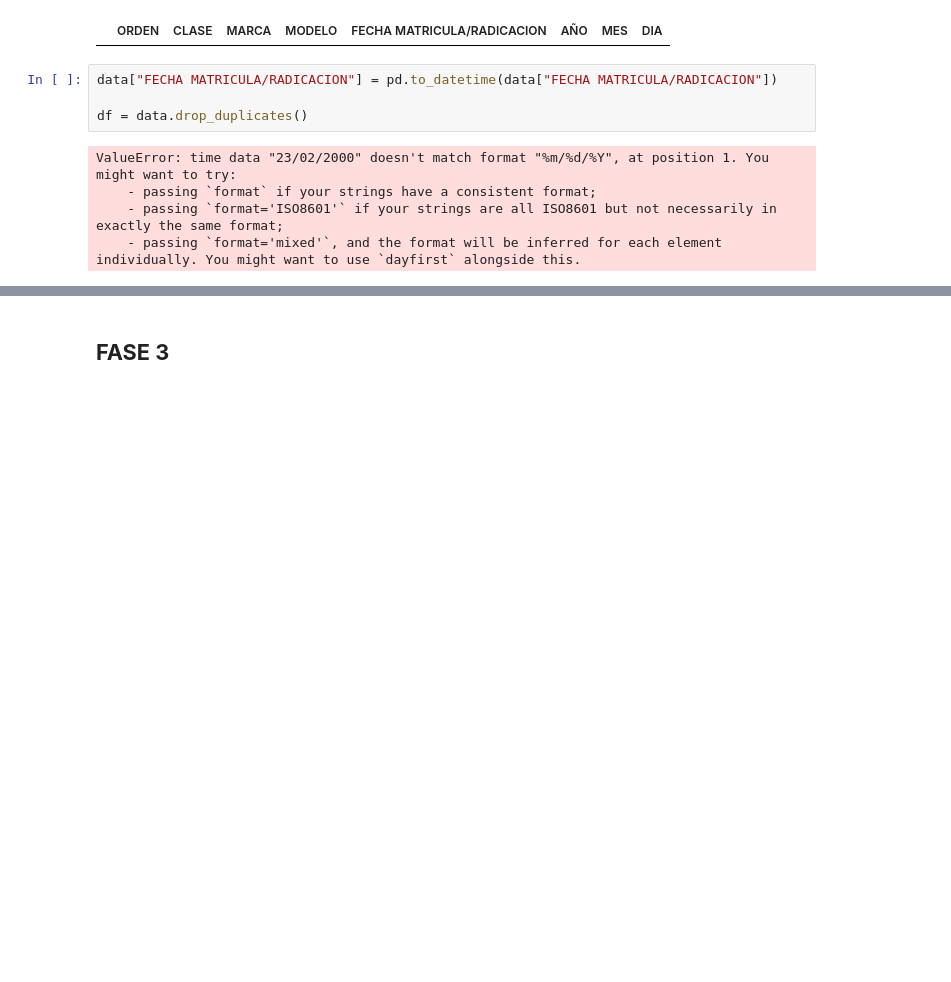
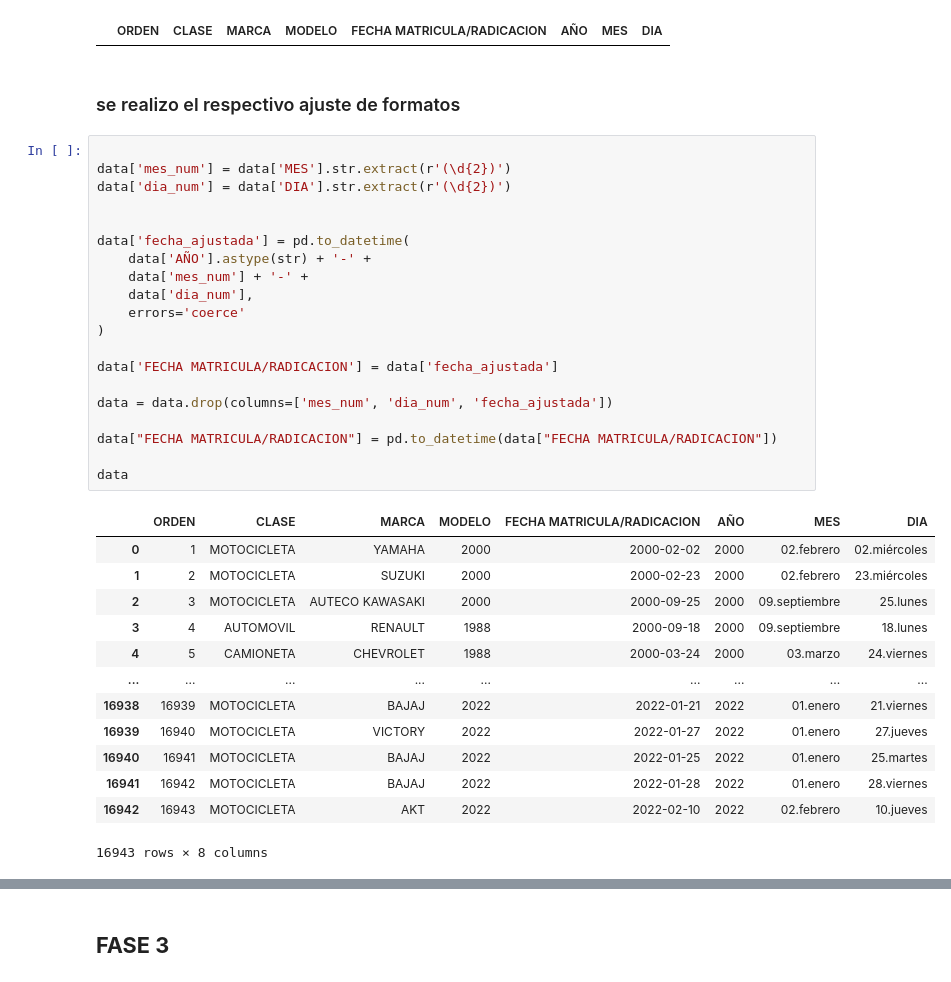
Before and after one commit to camilin8762/jupyter, a Jupyter notebook: ARIZA1/proyecto.ipynb, the cells around one changed output, grey strips where cells are left out. Saved outputs shown, nothing was run; the diff lists cells and outputs as text; blank space fills up the shorter version.

```diff
--- a/ARIZA1/proyecto.ipynb
+++ b/ARIZA1/proyecto.ipynb
@@ -45,12 +45,39 @@ falta=data[data.isnull().any(axis=1)]
 falta
 # %% [output]
 |  | ORDEN | CLASE | MARCA | MODELO | FECHA MATRICULA/RADICACION | AÑO | MES | DIA |
+# %% [markdown]
+### se realizo el respectivo ajuste de formatos
 # %%
+
+data['mes_num'] = data['MES'].str.extract(r'(\d{2})')
+data['dia_num'] = data['DIA'].str.extract(r'(\d{2})')
+
+
+data['fecha_ajustada'] = pd.to_datetime(
+    data['AÑO'].astype(str) + '-' +
+    data['mes_num'] + '-' +
+    data['dia_num'],
+    errors='coerce'
+)
+
+data['FECHA MATRICULA/RADICACION'] = data['fecha_ajustada']
+
+data = data.drop(columns=['mes_num', 'dia_num', 'fecha_ajustada'])
+
 data["FECHA MATRICULA/RADICACION"] = pd.to_datetime(data["FECHA MATRICULA/RADICACION"])
 
-df = data.drop_duplicates()
+data
 # %% [output]
+|  | ORDEN | CLASE | MARCA | MODELO | FECHA MATRICULA/RADICACION | AÑO | MES | DIA |
+| 0 | 1 | MOTOCICLETA | YAMAHA | 2000 | 2000-02-02 | 2000 | 02.febrero | 02.miércoles |
+| 1 | 2 | MOTOCICLETA | SUZUKI | 2000 | 2000-02-23 | 2000 | 02.febrero | 23.miércoles |
+| 2 | 3 | MOTOCICLETA | AUTECO KAWASAKI | 2000 | 2000-09-25 | 2000 | 09.septiembre | 25.lunes |
+| 3 | 4 | AUTOMOVIL | RENAULT | 1988 | 2000-09-18 | 2000 | 09.septiembre | 18.lunes |
+| 4 | 5 | CAMIONETA | CHEVROLET | 1988 | 2000-03-24 | 2000 | 03.marzo | 24.viernes |
+| ... | ... | ... | ... | ... | ... | ... | ... | ... |
+| 16938 | 16939 | MOTOCICLETA | BAJAJ | 2022 | 2022-01-21 | 2022 | 01.enero | 21.viernes |
+| 16939 | 16940 | MOTOCICLETA | VICTORY | 2022 | 2022-01-27 | 2022 | 01.enero | 27.jueves |
+| 16940 | 16941 | MOTOCICLETA | BAJAJ | 2022 | 2022-01-25 | 2022 | 01.enero | 25.martes |
+| 16941 | 16942 | MOTOCICLETA | BAJAJ | 2022 | 2022-01-28 | 2022 | 01.enero | 28.viernes |
+| 16942 | 16943 | MOTOCICLETA | AKT | 2022 | 2022-02-10 | 2022 | 02.febrero | 10.jueves |
-ValueError: time data "23/02/2000" doesn't match format "%m/%d/%Y", at position 1. You might want to try:
-    - passing `format` if your strings have a consistent format;
-    - passing `format='ISO8601'` if your strings are all ISO8601 but not necessarily in exactly the same format;
-    - passing `format='mixed'`, and the format will be inferred for each element individually. You might want to use `dayfirst` alongside this.
+16943 rows × 8 columns
```
Also changed, not shown: parts of 6 cells of this notebook.
